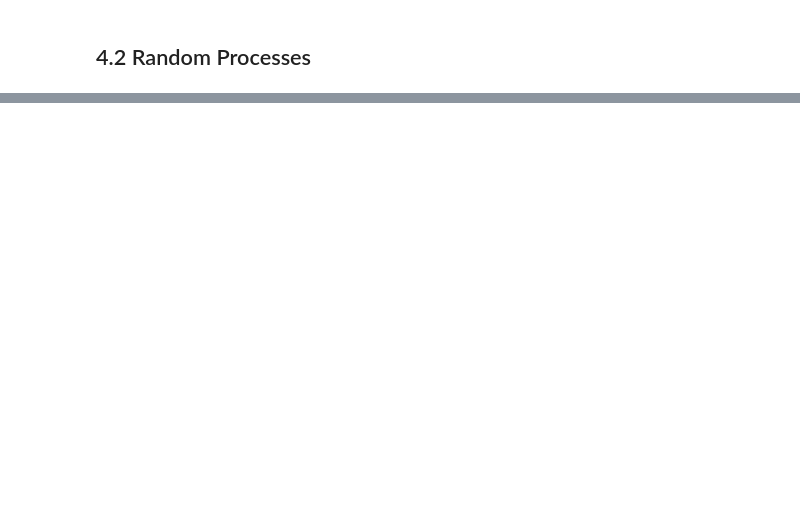
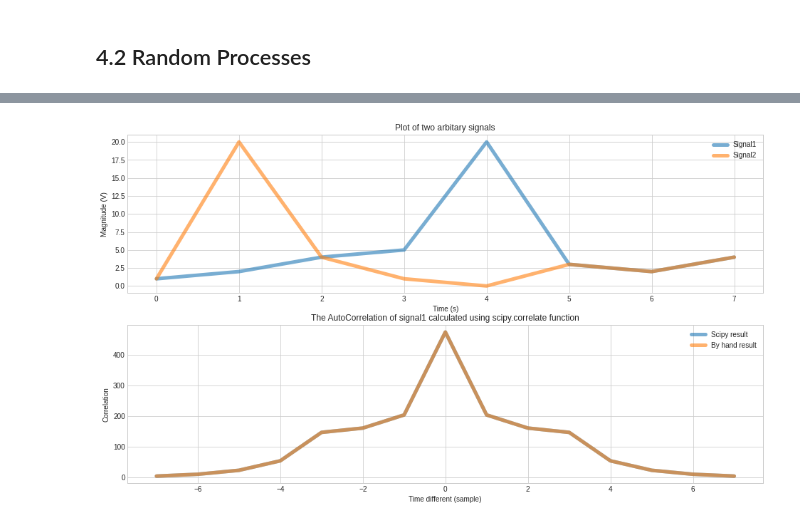
Before and after one commit to akraradets/2020AugSignalProcessing, a Jupyter notebook: lab/lab-9/lab-9.ipynb, the cells around one changed output, grey strips where cells are left out. Drawn from its saved outputs; the diff is of its cells as text; code cells hidden in the pictures; blank space fills up the shorter version.

```diff
--- a/lab/lab-9/lab-9.ipynb
+++ b/lab/lab-9/lab-9.ipynb
@@ -39,0 +126,48 @@ def calFFT(signal, window = 2048 , shift = False , inDB = False, half = True, no
+# %%
+# 2. Write down your own auto correlation function to find the auto correlation of a signal.
+s1 = [1,2,4,5,20,3,2,4]
+s2 = [1,20,4,1,0,3,2,4]
+
+fig, ax = plt.subplots(2, figsize=(16,9))
+ax[0].plot(s1, label="Signal1", lw=5, alpha=0.6)
+ax[0].plot(s2, label="Signal2", lw=5, alpha=0.6)
+ax[0].set_xlabel('Time (s)')
+ax[0].set_ylabel('Magnitude (V)')
+ax[0].set_title('Plot of two arbitary signals')
+ax[0].legend()
+
+
+# Perform autocorrelation using existing library
+# https://stackoverflow.com/questions/643699/how-can-i-use-numpy-correlate-to-do-autocorrelation
+def autocorr(x):
+    x = np.array(x)
+    result = np.correlate(x, x, mode='full')
+    return result[result.size/2:]
+
+# direct - The correlation is determined directly from sums, the definition of correlation.
+
+t = np.arange((-len(s1)+1), len(s1), 1)
+acr = signal.correlate(s1,s1,mode='full',method='direct')
+ax[1].plot(t,acr, label="Scipy result", lw=5, alpha=0.6)
+ax[1].set_xlabel('Time different (sample)')
+ax[1].set_ylabel('Correlation')
+ax[1].set_title('The AutoCorrelation of signal1 calculated using scipy.correlate function')
+
+# Do it by hand
+def autocorrelation(x):
+    x = np.array(x).reshape(-1,1)
+    mat = x @ x.T
+    b = np.zeros(2*len(x) - 1)
+    for t1 in range(len(x)):
+        for t2 in range(len(x)):
+            k = t1-t2+len(x)-1
+            b[k] += mat[t1][t2]
+    return b
+
+acr_byhand = autocorrelation(s1)
+
+ax[1].plot(t,acr_byhand, label="By hand result", lw=5, alpha=0.6)
+ax[1].legend()
+plt.show()
+# %% [output]
+[figure, added]
```
Also changed, not shown: parts of 10 cells of this notebook.
